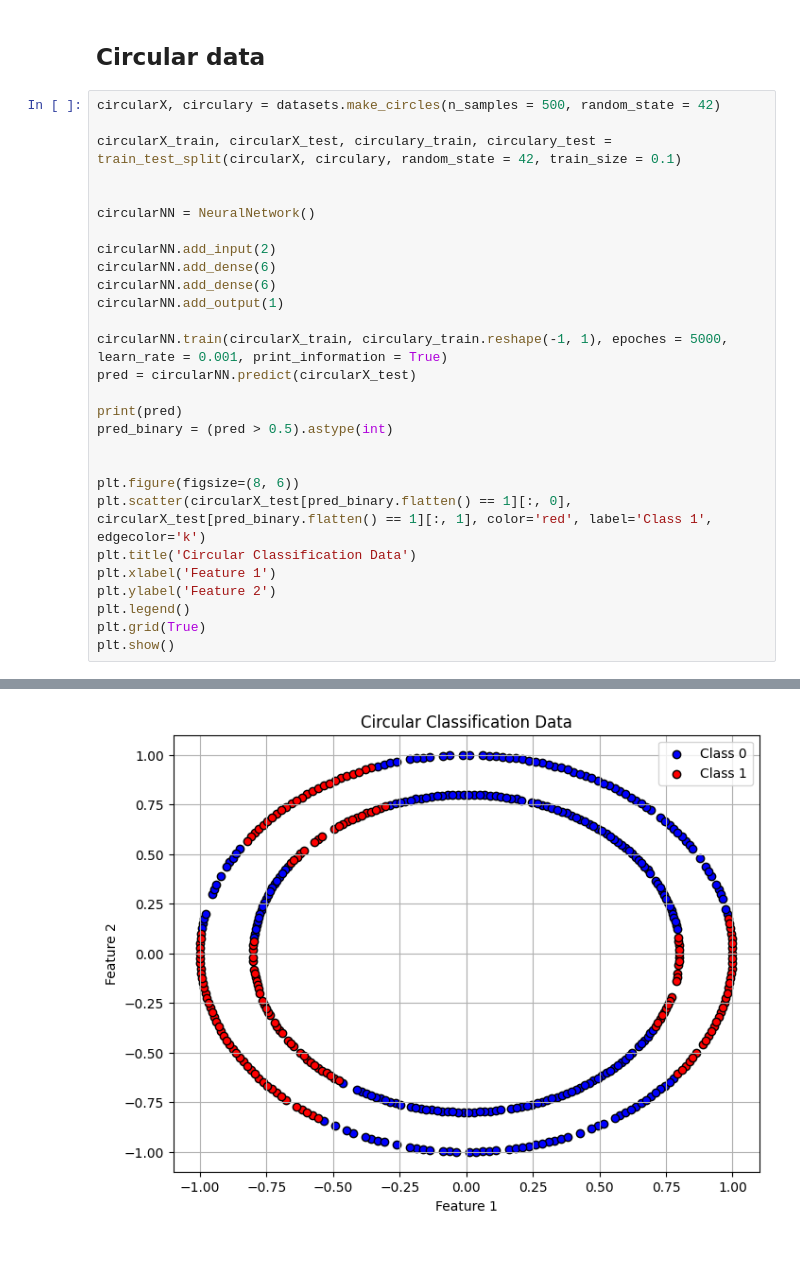
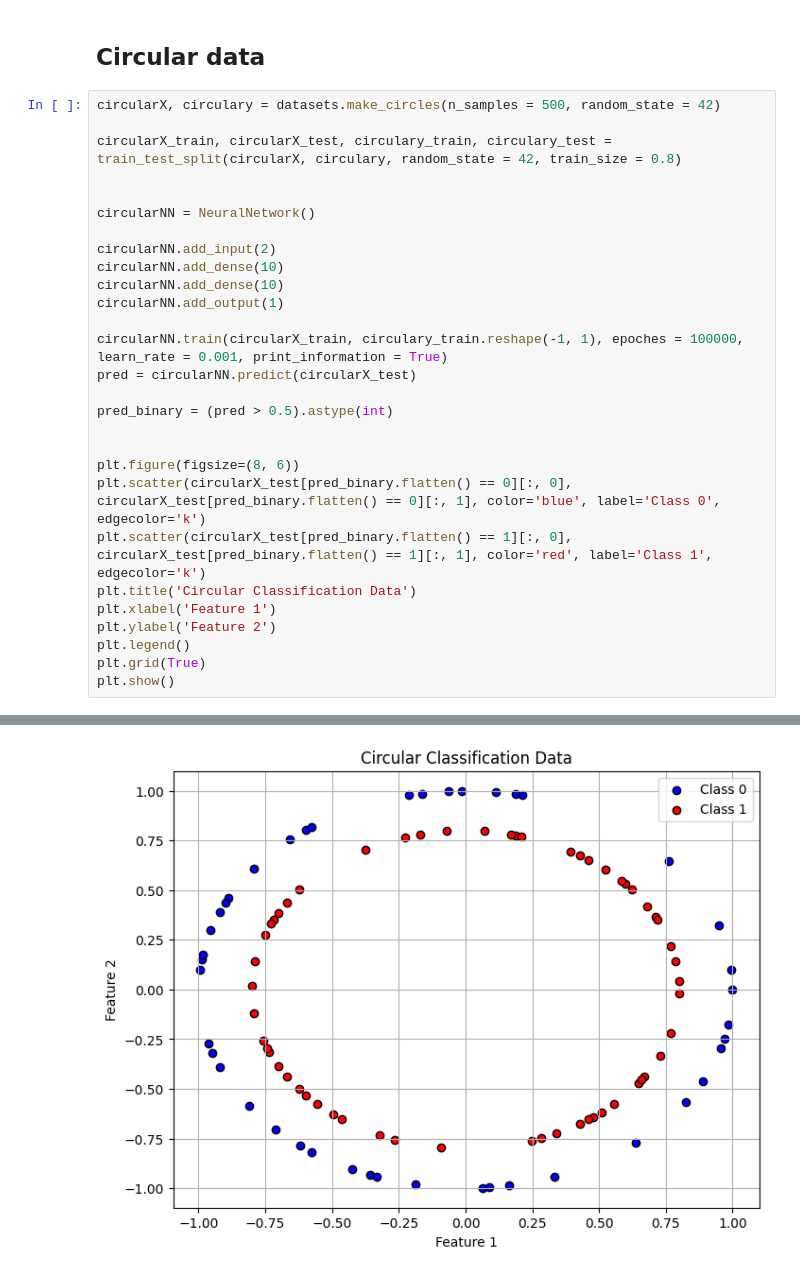
Before and after one commit to jackgoodsall/Learning-Machine-Learning-, a Jupyter notebook: Deep_Learning/SimpleNeuralNetworks/SimpleNN/NNScratchTests.ipynb, the cells around one changed output, grey strips where cells are left out. Saved outputs shown, nothing was run; the diff lists cells and outputs as text.

```diff
--- a/Deep_Learning/SimpleNeuralNetworks/SimpleNN/NNScratchTests.ipynb
+++ b/Deep_Learning/SimpleNeuralNetworks/SimpleNN/NNScratchTests.ipynb
@@ -34,24 +34,24 @@ print( XOR_Gate.predict(x) )
 # %%
 circularX, circulary = datasets.make_circles(n_samples = 500, random_state = 42)
 
-circularX_train, circularX_test, circulary_train, circulary_test = train_test_split(circularX, circulary, random_state = 42, train_size = 0.1)
+circularX_train, circularX_test, circulary_train, circulary_test = train_test_split(circularX, circulary, random_state = 42, train_size = 0.8)
 
 
 circularNN = NeuralNetwork()
 
 circularNN.add_input(2)
-circularNN.add_dense(6)
-circularNN.add_dense(6)
+circularNN.add_dense(10)
+circularNN.add_dense(10)
 circularNN.add_output(1)
 
-circularNN.train(circularX_train, circulary_train.reshape(-1, 1), epoches = 5000, learn_rate = 0.001, print_information = True)
+circularNN.train(circularX_train, circulary_train.reshape(-1, 1), epoches = 100000, learn_rate = 0.001, print_information = True)
 pred = circularNN.predict(circularX_test)
 
-print(pred)
 pred_binary = (pred > 0.5).astype(int)
 
 
 plt.figure(figsize=(8, 6))
+plt.scatter(circularX_test[pred_binary.flatten() == 0][:, 0], circularX_test[pred_binary.flatten() == 0][:, 1], color='blue', label='Class 0', edgecolor='k')
 plt.scatter(circularX_test[pred_binary.flatten() == 1][:, 0], circularX_test[pred_binary.flatten() == 1][:, 1], color='red', label='Class 1', edgecolor='k')
 plt.title('Circular Classification Data')
 plt.xlabel('Feature 1')
@@ -80 +65 @@ Converged on a training cost of [3.6336256] in 2369 epoches
-[figure, old version]
+[figure, new version]
```
Also changed, not shown: parts of 3 cells of this notebook, 3 other files.
